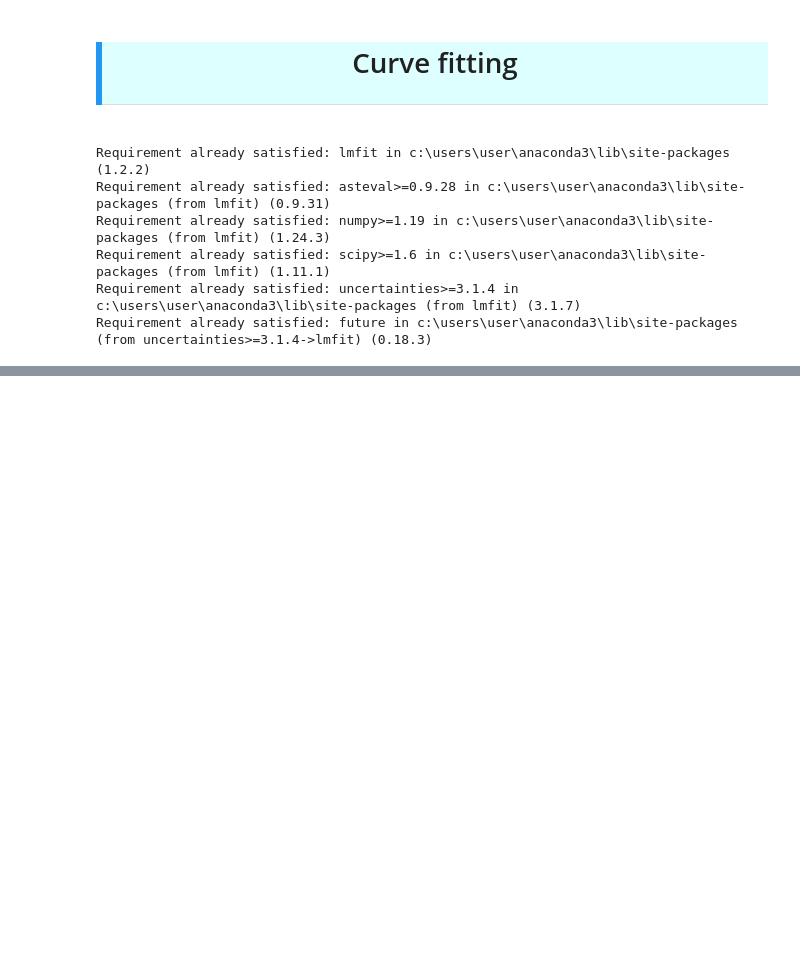
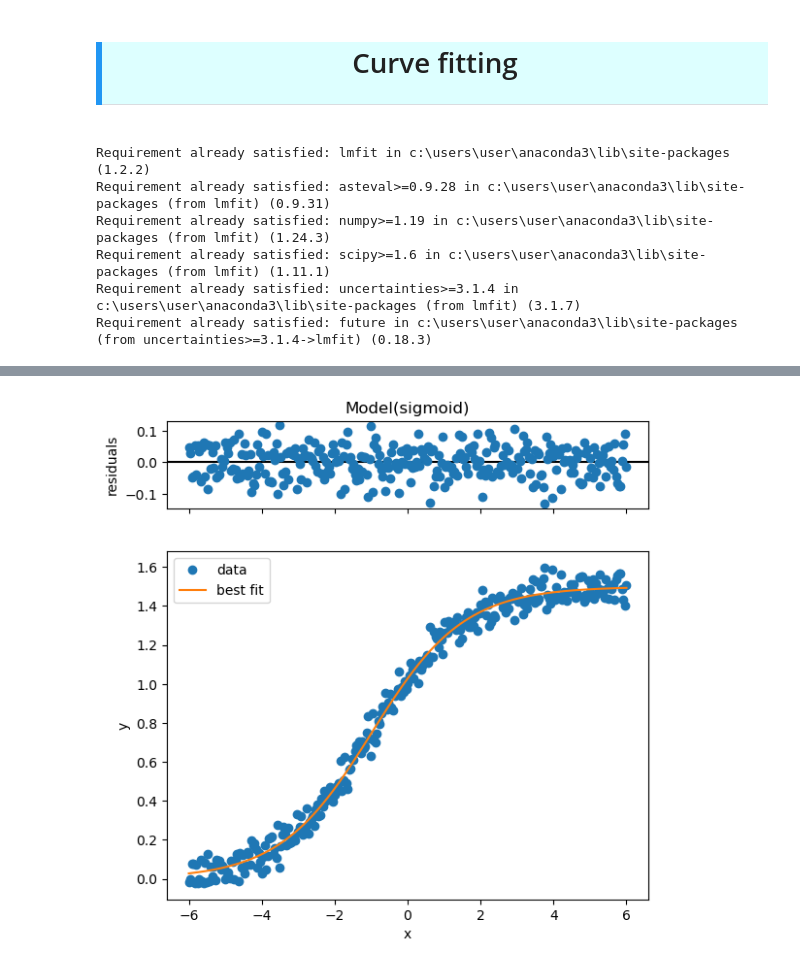
Before and after one commit to szalai-istvan/python-machine-learning, a Jupyter notebook: 02_python-scientific-projects/017_curve-fitting/curve-fitting.ipynb, the cells around one changed output, grey strips where cells are left out. Cells and saved outputs as stored; diff of their text form; code cells hidden in the pictures; blank space fills up the shorter version.

```diff
--- a/02_python-scientific-projects/017_curve-fitting/curve-fitting.ipynb
+++ b/02_python-scientific-projects/017_curve-fitting/curve-fitting.ipynb
@@ -126,0 +143,6 @@ result.plot();
+# %%
+sigmoidModel = Model(sigmoid)
+result = sigmoidModel.fit(y, x=x)
+result.plot();
+# %% [output]
+[figure, added]
```
Also changed, not shown: parts of 11 cells of this notebook.
